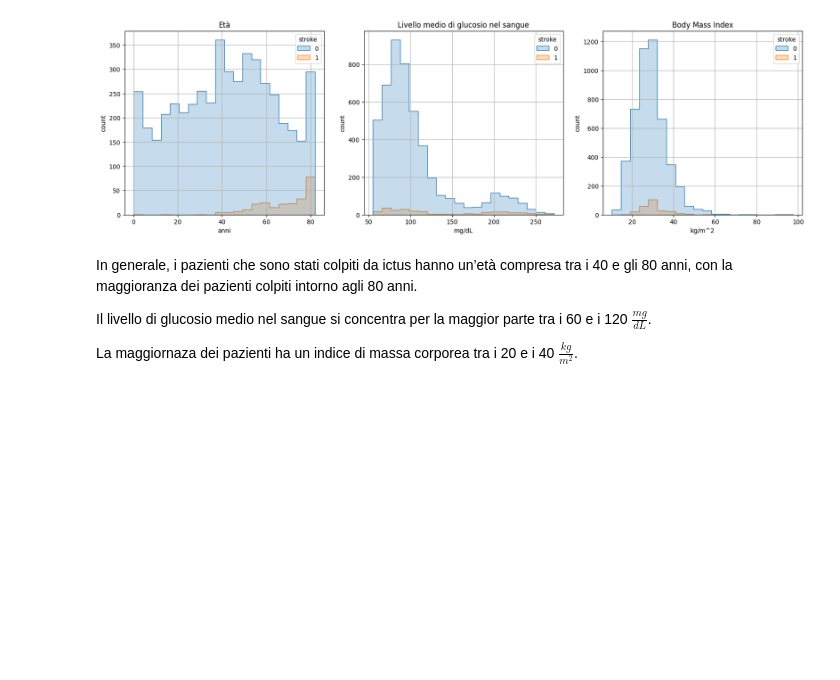
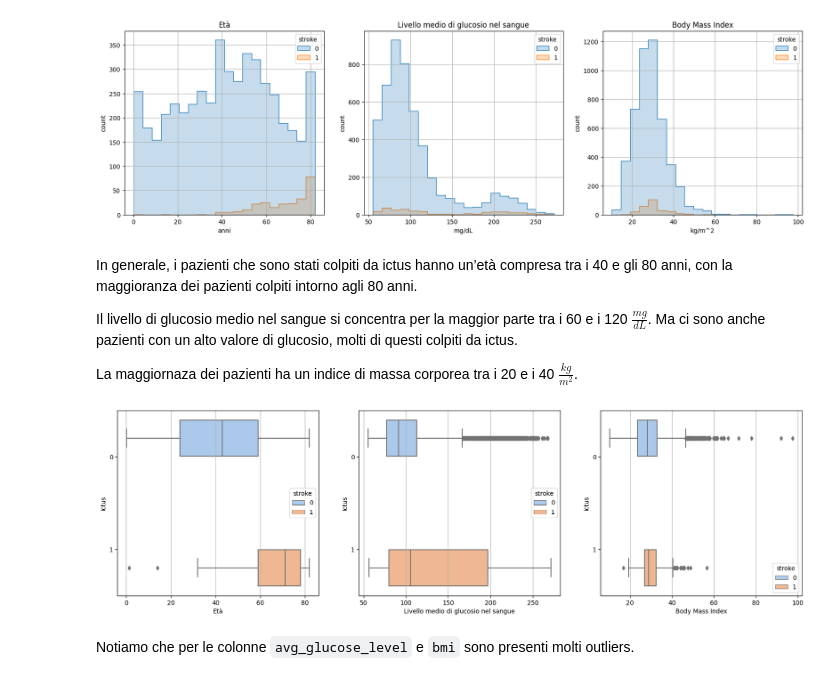
Before and after one commit to LucaSamore/Stroke-Prediction-Analysis, a Jupyter notebook: stroke_prediction_analysis.ipynb, the cells around one changed output. Saved outputs shown, nothing was run; the diff lists cells and outputs as text; code cells hidden in the pictures; blank space fills up the shorter version.

Commit message:
Add box plots

```diff
--- a/stroke_prediction_analysis.ipynb
+++ b/stroke_prediction_analysis.ipynb
@@ -253,6 +253,52 @@ plt.show()
 # %% [markdown]
 In generale, i pazienti che sono stati colpiti da ictus hanno un’età compresa tra i 40 e gli 80 anni, con la maggioranza dei pazienti colpiti intorno agli 80 anni.
 
-Il livello di glucosio medio nel sangue si concentra per la maggior parte tra i 60 e i 120 $\frac{mg}{dL}$.
+Il livello di glucosio medio nel sangue si concentra per la maggior parte tra i 60 e i 120 $\frac{mg}{dL}$. Ma ci sono anche pazienti con un alto valore di glucosio, molti di questi colpiti da ictus.
 
 La maggiornaza dei pazienti ha un indice di massa corporea tra i 20 e i 40 $\frac{kg}{m^2}$.
+# %%
+palette='pastel'
+
+plt.figure(figsize=(20, 12))
+
+plt.subplot(2, 3, 1)
+sns.boxplot(
+    data=dataset,
+    x='age',
+    y='stroke',
+    hue='stroke',
+    palette=palette,
+)
+plt.xlabel('Età')
+plt.ylabel('Ictus')
+plt.grid(axis='x')
+
+plt.subplot(2, 3, 2)
+sns.boxplot(
+    data=dataset,
+    x='avg_glucose_level',
+    y='stroke',
+    hue='stroke',
+    palette=palette,
+)
+plt.xlabel('Livello medio di glucosio nel sangue')
+plt.ylabel('Ictus')
+plt.grid(axis='x')
+
+plt.subplot(2, 3, 3)
+sns.boxplot(
+    data=dataset,
+    x='bmi',
+    y='stroke',
+    hue='stroke',
+    palette=palette,
+)
+plt.xlabel('Body Mass Index')
+plt.ylabel('Ictus')
+plt.grid(axis='x')
+
+plt.show()
+# %% [output]
+[figure, added]
+# %% [markdown]
+Notiamo che per le colonne `avg_glucose_level` e `bmi` sono presenti molti outliers.
```
Also changed, not shown: parts of 5 cells of this notebook.
